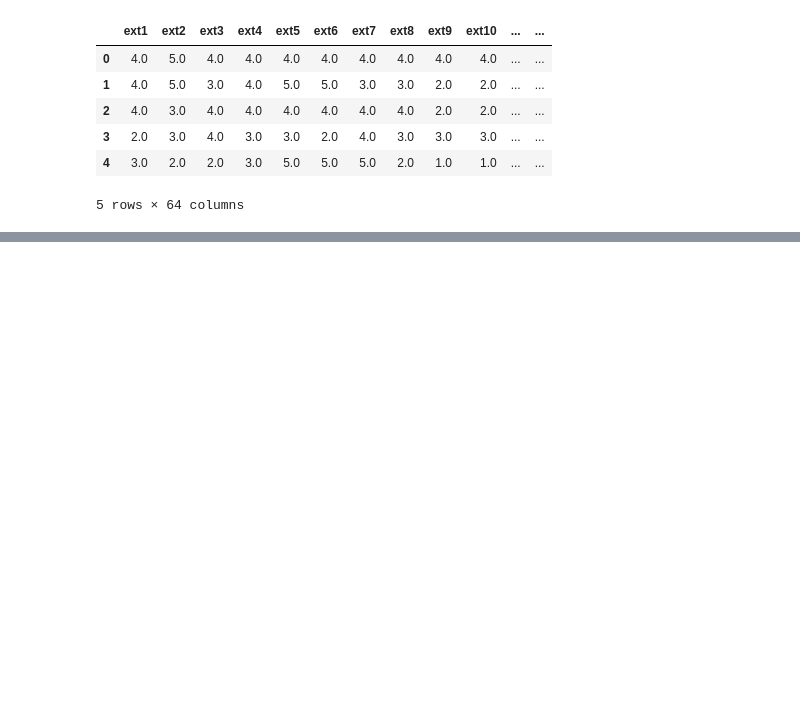
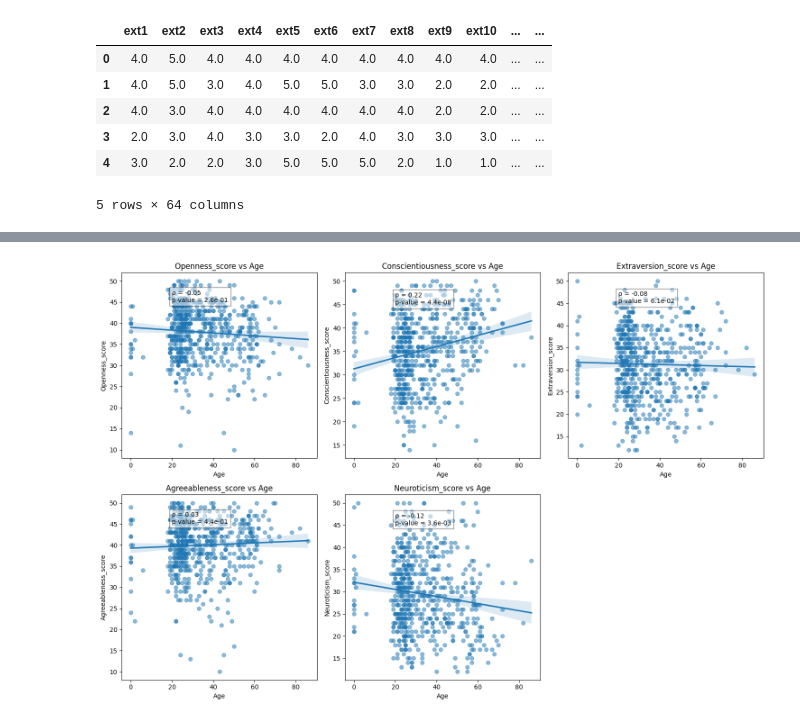
Before and after one commit to ferkrodriguez98/tesis-analisis-datos, a Jupyter notebook: notebook_data_analysis.ipynb, the cells around one changed output, grey strips where cells are left out. Cells and saved outputs as stored; diff of their text form; code cells hidden in the pictures; blank space fills up the shorter version.

```diff
--- a/notebook_data_analysis.ipynb
+++ b/notebook_data_analysis.ipynb
@@ -393,0 +31,22 @@ def perform_analysis(data, category, trait, free_for_all):
+# %%
+personality_traits = ['openness_score', 'conscientiousness_score', 'extraversion_score', 'agreeableness_score', 'neuroticism_score']
+
+# Plotting personality traits against age with trend lines and displaying formatted correlation and p-value
+plt.figure(figsize=(15, 10))
+
+for i, trait in enumerate(personality_traits, 1):
+    plt.subplot(2, 3, i)
+    sns.regplot(x=data['age'], y=data[trait], scatter_kws={'alpha':0.5})
+
+    # Calculating Spearman correlation and p-value
+    correlation, p_value = spearmanr(data['age'], data[trait])
+
+    plt.title(f'{trait.capitalize()} vs Age')
+    plt.xlabel('Age')
+    plt.ylabel(trait.capitalize())
+    plt.text(20, max(data[trait])*0.9, f'ρ = {correlation:.2f}\np-value = {p_value:.1e}', fontsize=10, bbox=dict(facecolor='white', alpha=0.5))
+
+plt.tight_layout()
+plt.show()
+# %% [output]
+[figure, added]
```
Also changed, not shown: parts of 40 cells of this notebook, 4 other files.
